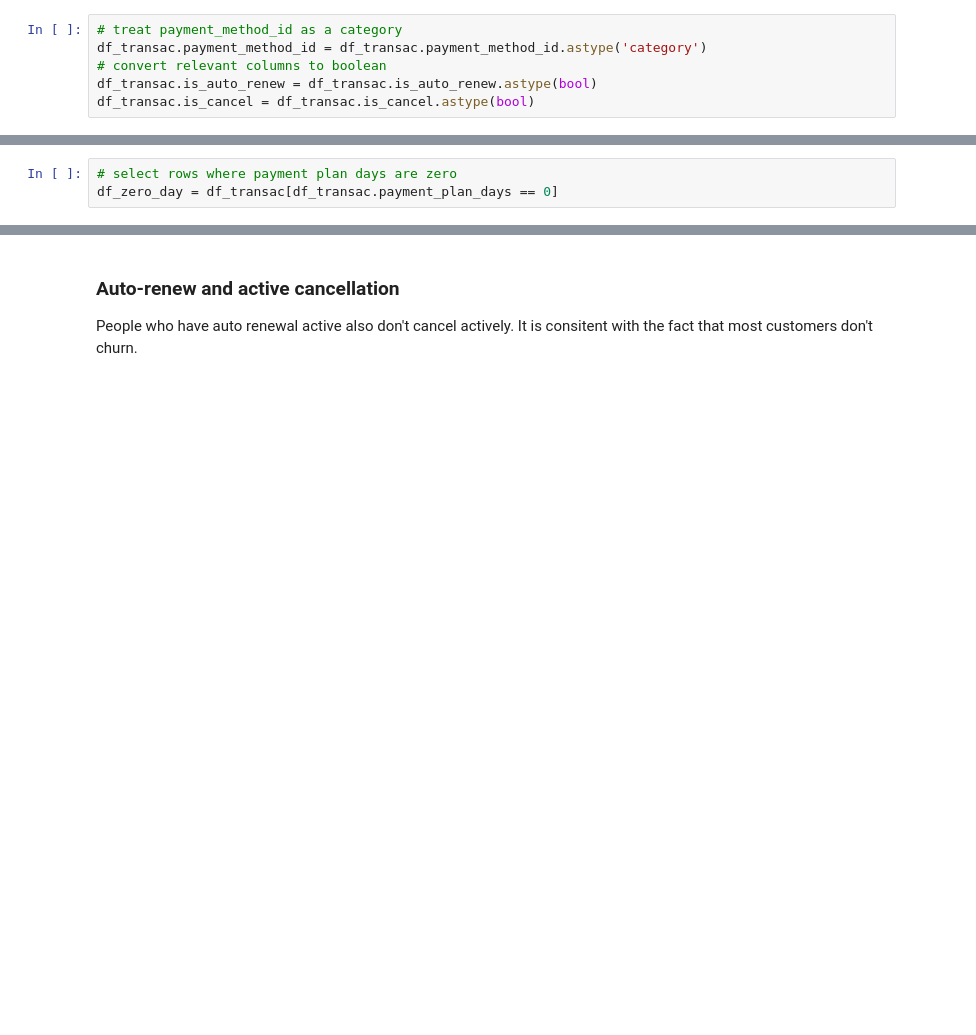
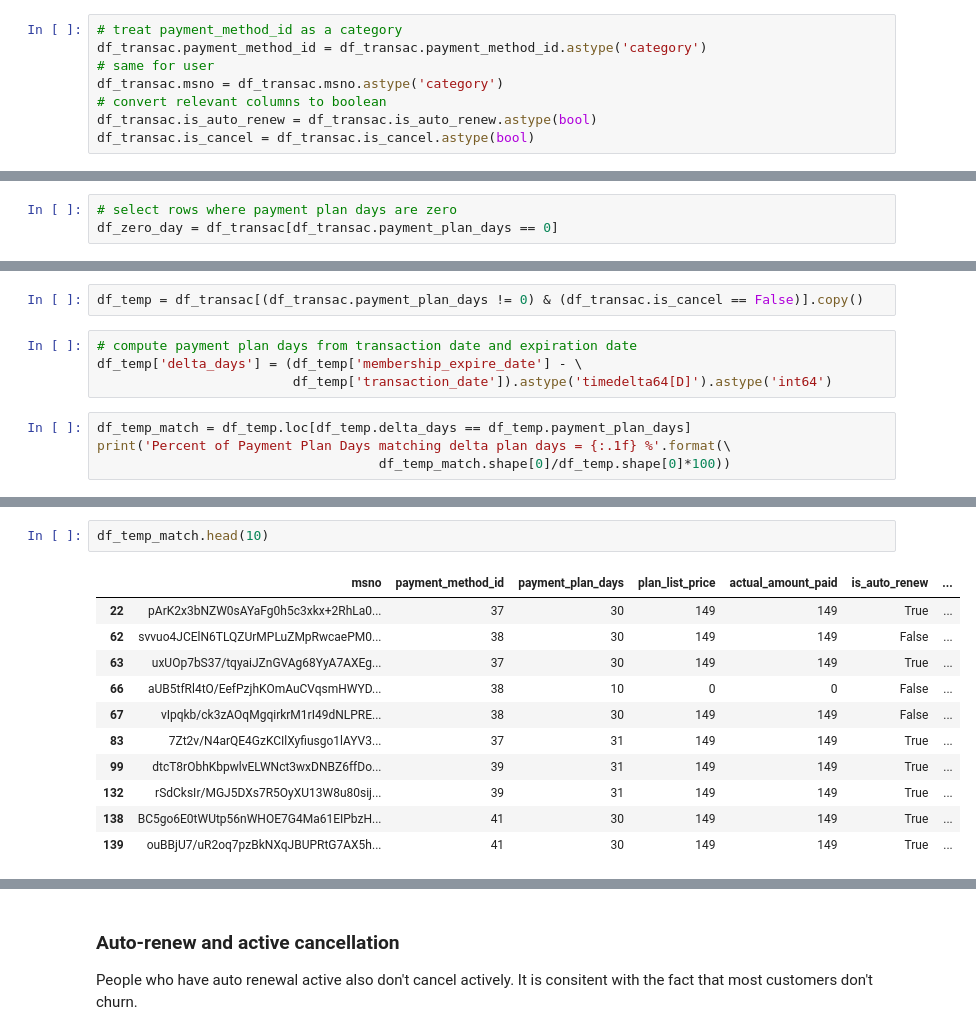
Before and after one commit to cedricherman/Churn_Prediction_KKBOX, a Jupyter notebook: notebooks/KKBOX_Data_Exploration_Transactions.ipynb, the cells around one changed output, grey strips where cells are left out. Saved outputs shown, nothing was run; the diff lists cells and outputs as text; blank space fills up the shorter version.

```diff
--- a/notebooks/KKBOX_Data_Exploration_Transactions.ipynb
+++ b/notebooks/KKBOX_Data_Exploration_Transactions.ipynb
@@ -50,6 +51,8 @@ dtype: int64
 # %%
 # treat payment_method_id as a category
 df_transac.payment_method_id = df_transac.payment_method_id.astype('category')
+# same for user
+df_transac.msno = df_transac.msno.astype('category')
 # convert relevant columns to boolean
 df_transac.is_auto_renew = df_transac.is_auto_renew.astype(bool)
 df_transac.is_cancel = df_transac.is_cancel.astype(bool)
@@ -163,0 +181,10 @@ df_zero_day = df_transac[df_transac.payment_plan_days == 0]
+# %%
+df_temp = df_transac[(df_transac.payment_plan_days != 0) & (df_transac.is_cancel == False)].copy()
+# %%
+# compute payment plan days from transaction date and expiration date
+df_temp['delta_days'] = (df_temp['membership_expire_date'] - \
+                         df_temp['transaction_date']).astype('timedelta64[D]').astype('int64')
+# %%
+df_temp_match = df_temp.loc[df_temp.delta_days == df_temp.payment_plan_days]
+print('Percent of Payment Plan Days matching delta plan days = {:.1f} %'.format(\
+                                    df_temp_match.shape[0]/df_temp.shape[0]*100))
@@ -163,0 +199,14 @@ df_zero_day = df_transac[df_transac.payment_plan_days == 0]
+# %%
+df_temp_match.head(10)
+# %% [output]
+|  | msno | payment_method_id | payment_plan_days | plan_list_price | actual_amount_paid | is_auto_renew | ... |
+| 22 | pArK2x3bNZW0sAYaFg0h5c3xkx+2RhLa0... | 37 | 30 | 149 | 149 | True | ... |
+| 62 | svvuo4JCElN6TLQZUrMPLuZMpRwcaePM0... | 38 | 30 | 149 | 149 | False | ... |
+| 63 | uxUOp7bS37/tqyaiJZnGVAg68YyA7AXEg... | 37 | 30 | 149 | 149 | True | ... |
+| 66 | aUB5tfRl4tO/EefPzjhKOmAuCVqsmHWYD... | 38 | 10 | 0 | 0 | False | ... |
+| 67 | vIpqkb/ck3zAOqMgqirkrM1rI49dNLPRE... | 38 | 30 | 149 | 149 | False | ... |
+| 83 | 7Zt2v/N4arQE4GzKCIlXyfiusgo1lAYV3... | 37 | 31 | 149 | 149 | True | ... |
+| 99 | dtcT8rObhKbpwlvELWNct3wxDNBZ6ffDo... | 39 | 31 | 149 | 149 | True | ... |
+| 132 | rSdCksIr/MGJ5DXs7R5OyXU13W8u80sij... | 39 | 31 | 149 | 149 | True | ... |
+| 138 | BC5go6E0tWUtp56nWHOE7G4Ma61EIPbzH... | 41 | 30 | 149 | 149 | True | ... |
+| 139 | ouBBjU7/uR2oq7pzBkNXqJBUPRtG7AX5h... | 41 | 30 | 149 | 149 | True | ... |
```
Also changed, not shown: parts of 83 cells of this notebook, 2 other files.
